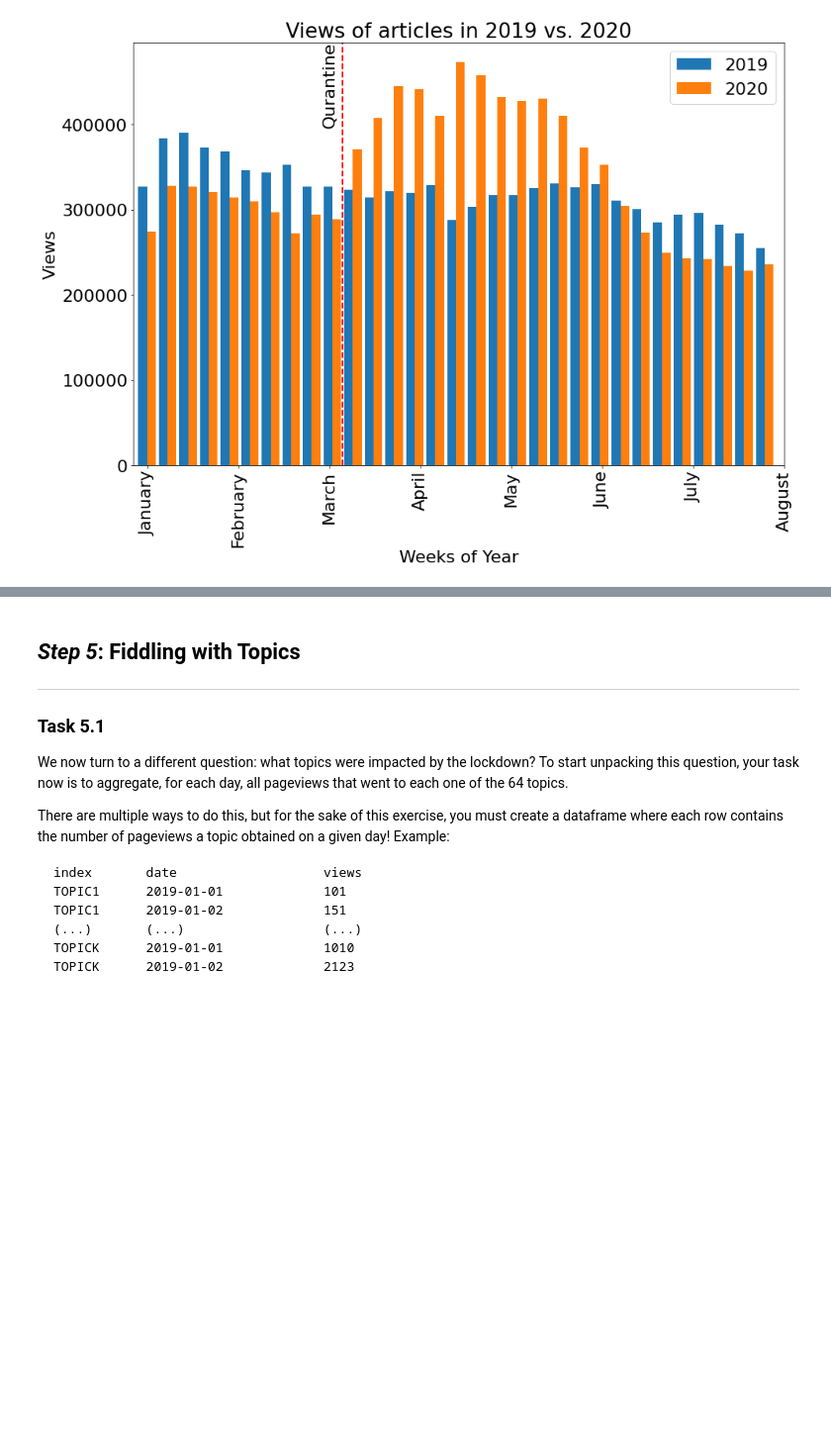
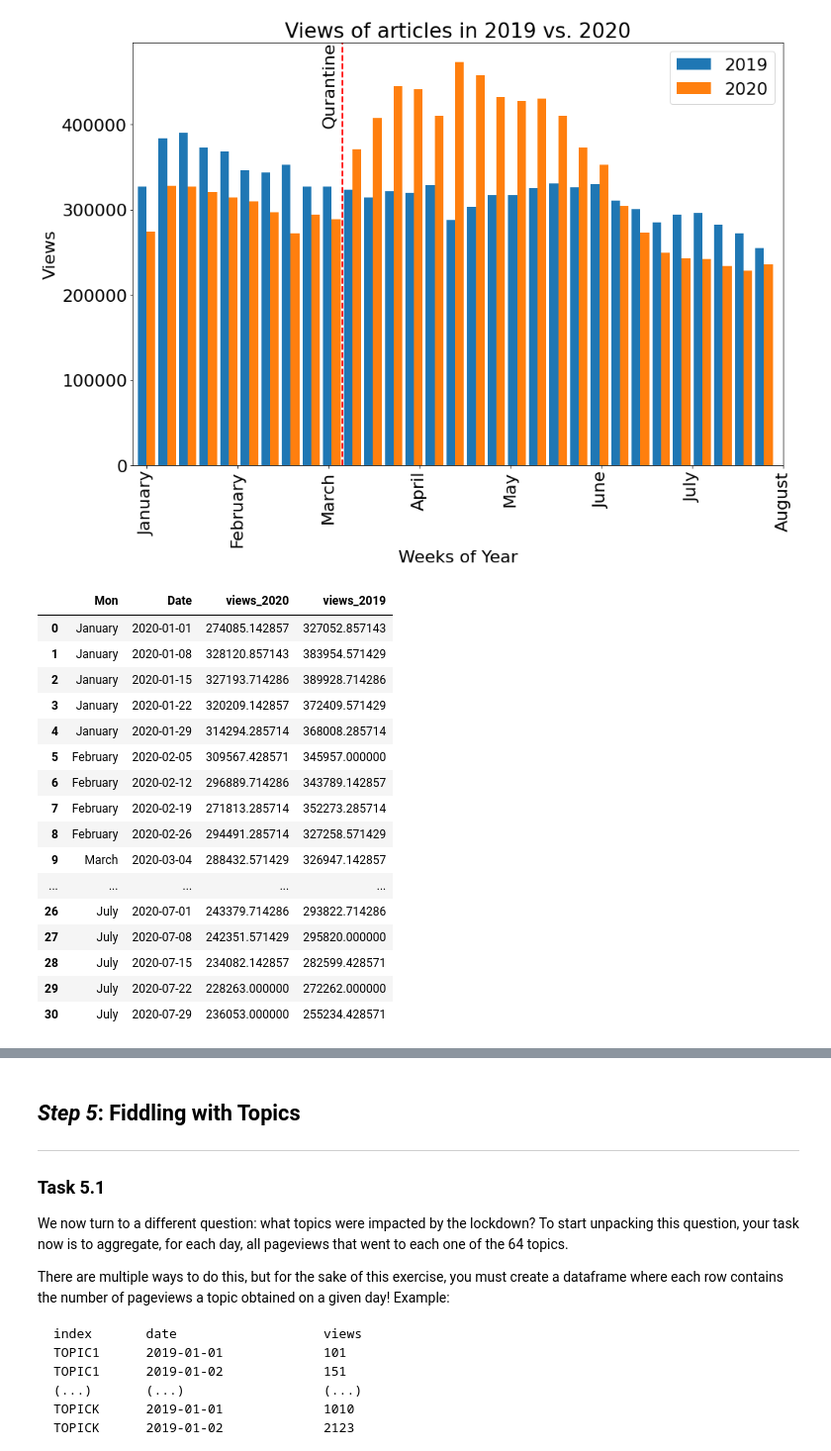
Before and after one commit to alec-flowers/ada-2020-homework1-pandas-pied, a Jupyter notebook: 01 - Pandas Data Wrangling and Data Viz/hw1.ipynb, the cells around one changed output, grey strips where cells are left out. Shown at 99% size. Cells and saved outputs as stored; diff of their text form; code cells hidden in the pictures; blank space fills up the shorter version.

```diff
--- a/01 - Pandas Data Wrangling and Data Viz/hw1.ipynb
+++ b/01 - Pandas Data Wrangling and Data Viz/hw1.ipynb
@@ -625,4 +623,24 @@ ax_both.set_title("Views of articles in 2019 vs. 2020")
 # %% [output]
 Text(0.5, 1.0, 'Views of articles in 2019 vs. 2020')
 [figure]
+# %%
+tot_view_2019_2020_by_week
+# %% [output]
+|  | Mon | Date | views_2020 | views_2019 |
+| 0 | January | 2020-01-01 | 274085.142857 | 327052.857143 |
+| 1 | January | 2020-01-08 | 328120.857143 | 383954.571429 |
+| 2 | January | 2020-01-15 | 327193.714286 | 389928.714286 |
+| 3 | January | 2020-01-22 | 320209.142857 | 372409.571429 |
+| 4 | January | 2020-01-29 | 314294.285714 | 368008.285714 |
+| 5 | February | 2020-02-05 | 309567.428571 | 345957.000000 |
+| 6 | February | 2020-02-12 | 296889.714286 | 343789.142857 |
+| 7 | February | 2020-02-19 | 271813.285714 | 352273.285714 |
+| 8 | February | 2020-02-26 | 294491.285714 | 327258.571429 |
+| 9 | March | 2020-03-04 | 288432.571429 | 326947.142857 |
+| ... | ... | ... | ... | ... |
+| 26 | July | 2020-07-01 | 243379.714286 | 293822.714286 |
+| 27 | July | 2020-07-08 | 242351.571429 | 295820.000000 |
+| 28 | July | 2020-07-15 | 234082.142857 | 282599.428571 |
+| 29 | July | 2020-07-22 | 228263.000000 | 272262.000000 |
+| 30 | July | 2020-07-29 | 236053.000000 | 255234.428571 |
 # %%
```
Also changed, not shown: parts of 15 cells of this notebook.
